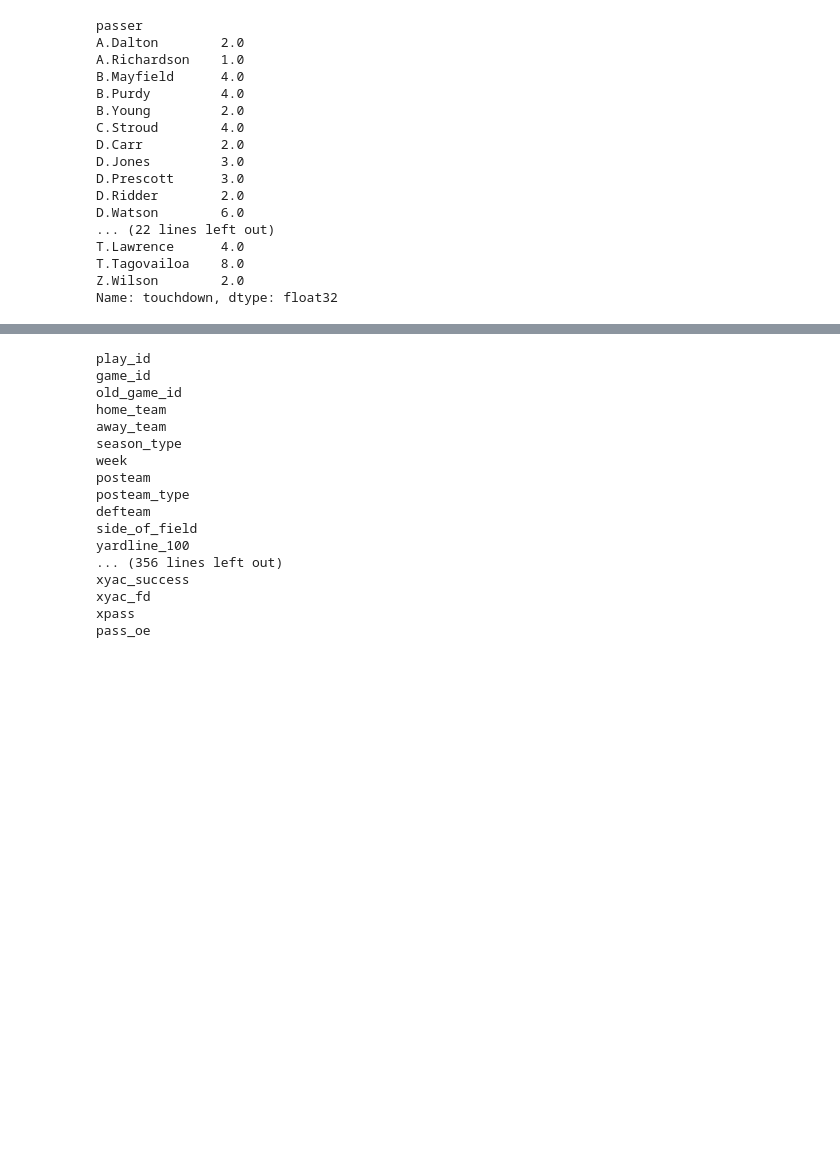
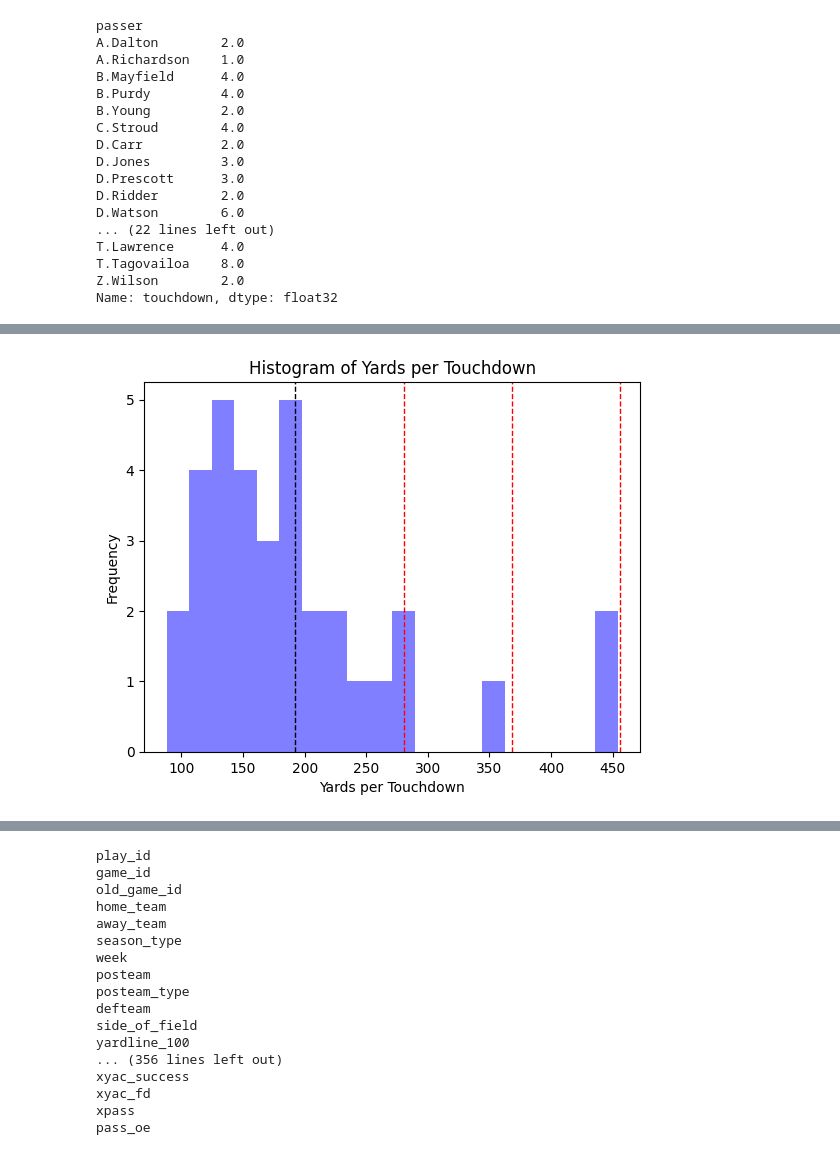
Before and after one commit to vvvijaya/FootballDash, a Jupyter notebook: trial-nfldatapy.ipynb, the cells around one changed output, grey strips where cells are left out. Saved outputs shown, nothing was run; the diff lists cells and outputs as text; code cells hidden in the pictures; blank space fills up the shorter version.

```diff
--- a/trial-nfldatapy.ipynb
+++ b/trial-nfldatapy.ipynb
@@ -87,7 +87,6 @@ T.Tagovailoa    8.0
 Z.Wilson        2.0
 Name: touchdown, dtype: float32
 # %%
-df_ratio = df_grouped_td.merge(df_grouped, on='passer')
+df_ratio = df_grouped_td.to_frame().merge(df_grouped.to_frame(), on='passer')
 df_ratio['yards_per_touchdown'] = df_ratio['yards_gained'] / df_ratio['touchdown']
 df_ratio = df_ratio.sort_values('yards_per_touchdown')
-df_ratio
@@ -112,0 +106,19 @@ df_ratio
+# %%
+import matplotlib.pyplot as plt
+
+mean = df_ratio['yards_per_touchdown'].mean()
+std = df_ratio['yards_per_touchdown'].std()
+
+plt.hist(df_ratio['yards_per_touchdown'], bins=20, alpha=0.5, color='blue')
+plt.axvline(mean, color='black', linestyle='dashed', linewidth=1)
+plt.axvline(mean + std, color='red', linestyle='dashed', linewidth=1)
+plt.axvline(mean + 2*std, color='red', linestyle='dashed', linewidth=1)
+plt.axvline(mean + 3*std, color='red', linestyle='dashed', linewidth=1)
+
+plt.xlabel('Yards per Touchdown')
+plt.ylabel('Frequency')
+plt.title('Histogram of Yards per Touchdown')
+
+plt.show()
+# %% [output]
+[figure, added]
```
Also changed, not shown: parts of 3 cells of this notebook.
